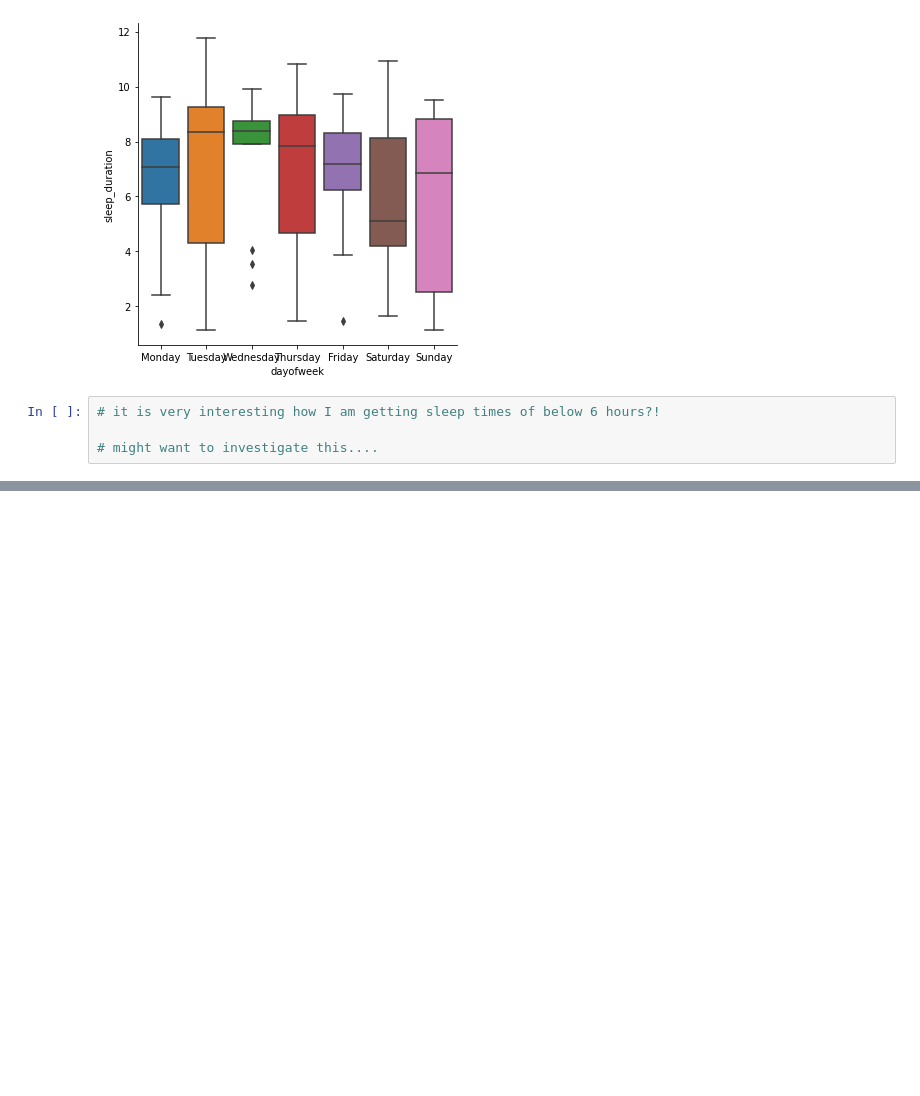
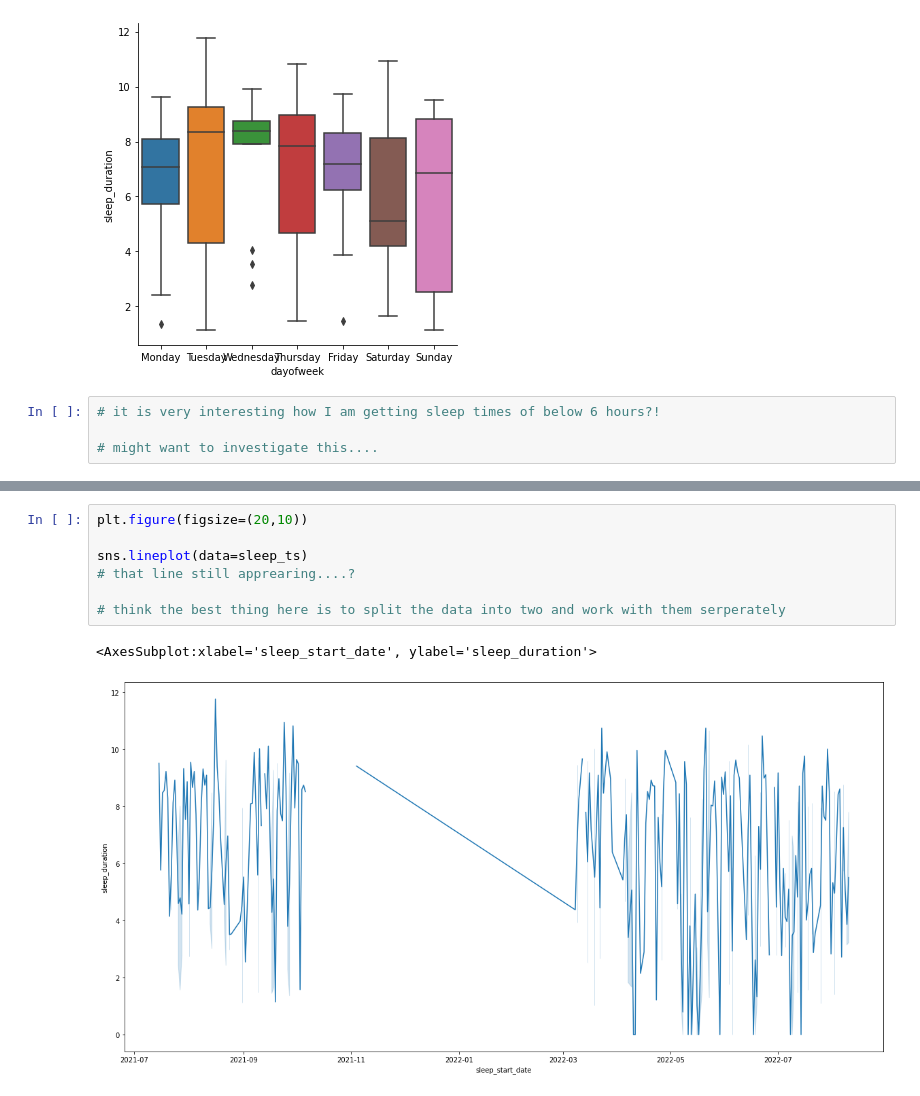
Before and after one commit to Brierley77/Sleep_Data_Analysis, a Jupyter notebook: Sleep Data Analysis .ipynb, the cells around one changed output, grey strips where cells are left out. Drawn from its saved outputs; the diff is of its cells as text; blank space fills up the shorter version.

```diff
--- a/Sleep Data Analysis .ipynb
+++ b/Sleep Data Analysis .ipynb
@@ -482,0 +423,10 @@ df2.head()
+# %%
+plt.figure(figsize=(20,10))
+
+sns.lineplot(data=sleep_ts)
+# that line still apprearing....?
+
+# think the best thing here is to split the data into two and work with them serperately
+# %% [output]
+<AxesSubplot:xlabel='sleep_start_date', ylabel='sleep_duration'>
+[figure, added]
```
Also changed, not shown: parts of 141 cells of this notebook.
